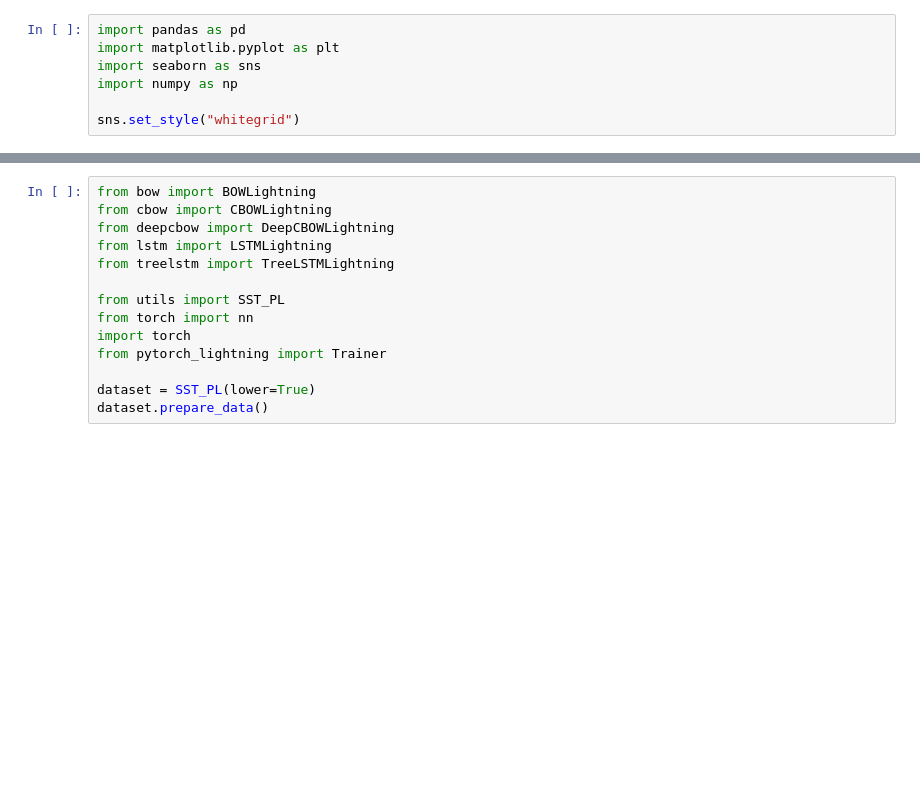
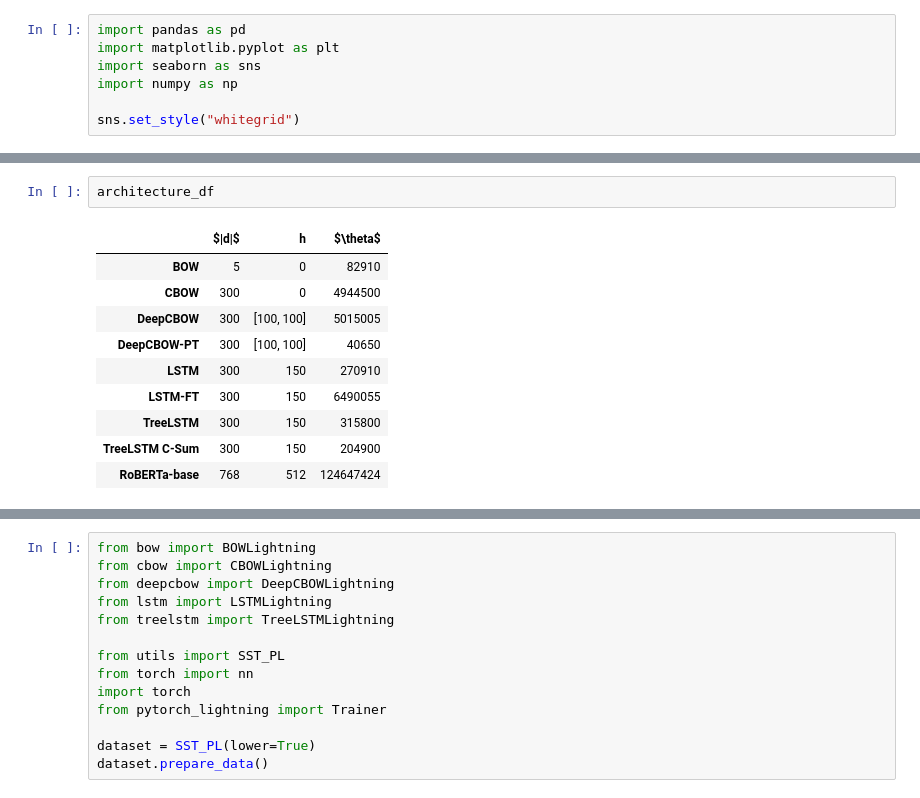
Before and after one commit to m-krastev/sst-pytorch, a Jupyter notebook: NLP1_P2_Results.ipynb, the cells around one changed output, grey strips where cells are left out. Cells and saved outputs as stored; diff of their text form; blank space fills up the shorter version.

```diff
--- a/NLP1_P2_Results.ipynb
+++ b/NLP1_P2_Results.ipynb
@@ -8 +80,14 @@ sns.set_style("whitegrid")
+# %%
+architecture_df
+# %% [output]
+|  | $|d|$ | h | $\theta$ |
+| BOW | 5 | 0 | 82910 |
+| CBOW | 300 | 0 | 4944500 |
+| DeepCBOW | 300 | [100, 100] | 5015005 |
+| DeepCBOW-PT | 300 | [100, 100] | 40650 |
+| LSTM | 300 | 150 | 270910 |
+| LSTM-FT | 300 | 150 | 6490055 |
+| TreeLSTM | 300 | 150 | 315800 |
+| TreeLSTM C-Sum | 300 | 150 | 204900 |
+| RoBERTa-base | 768 | 512 | 124647424 |
 # %%
```
Also changed, not shown: parts of 4 cells of this notebook, 4 other files.
